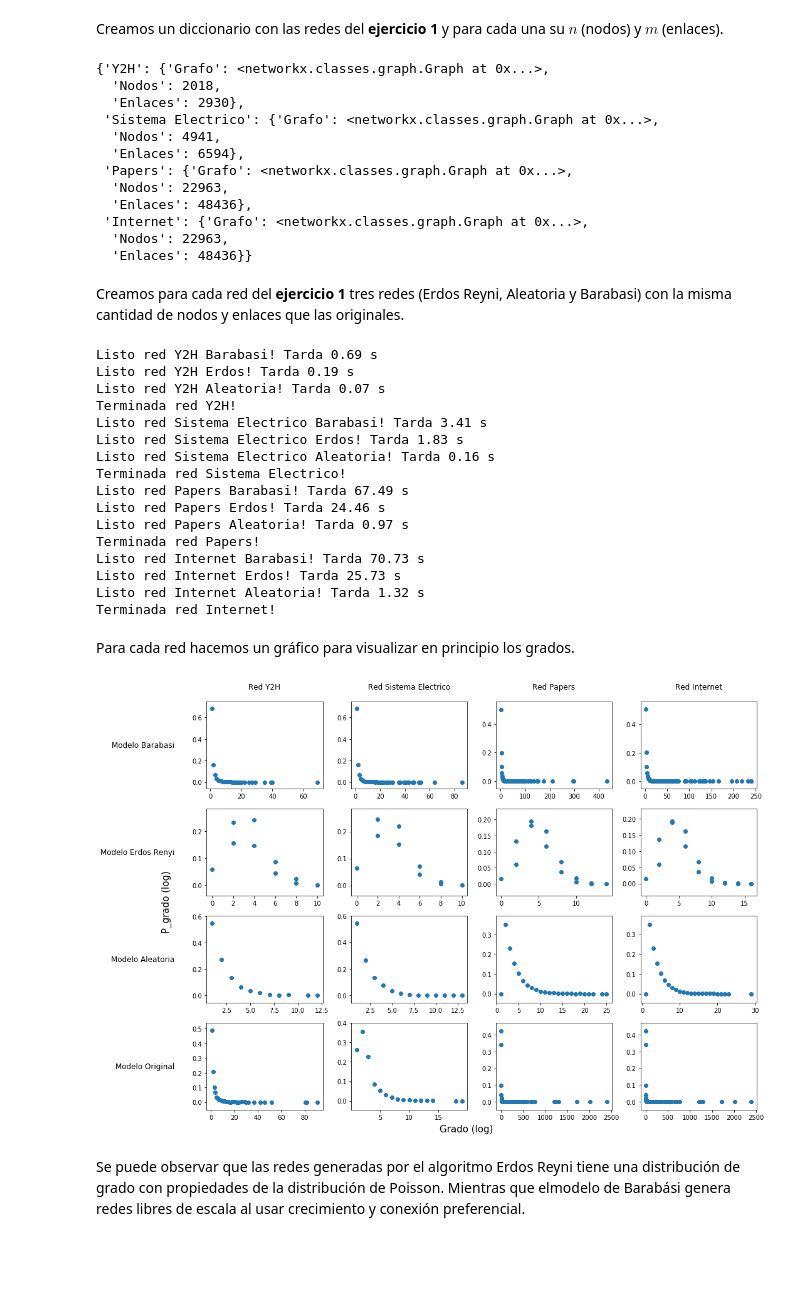
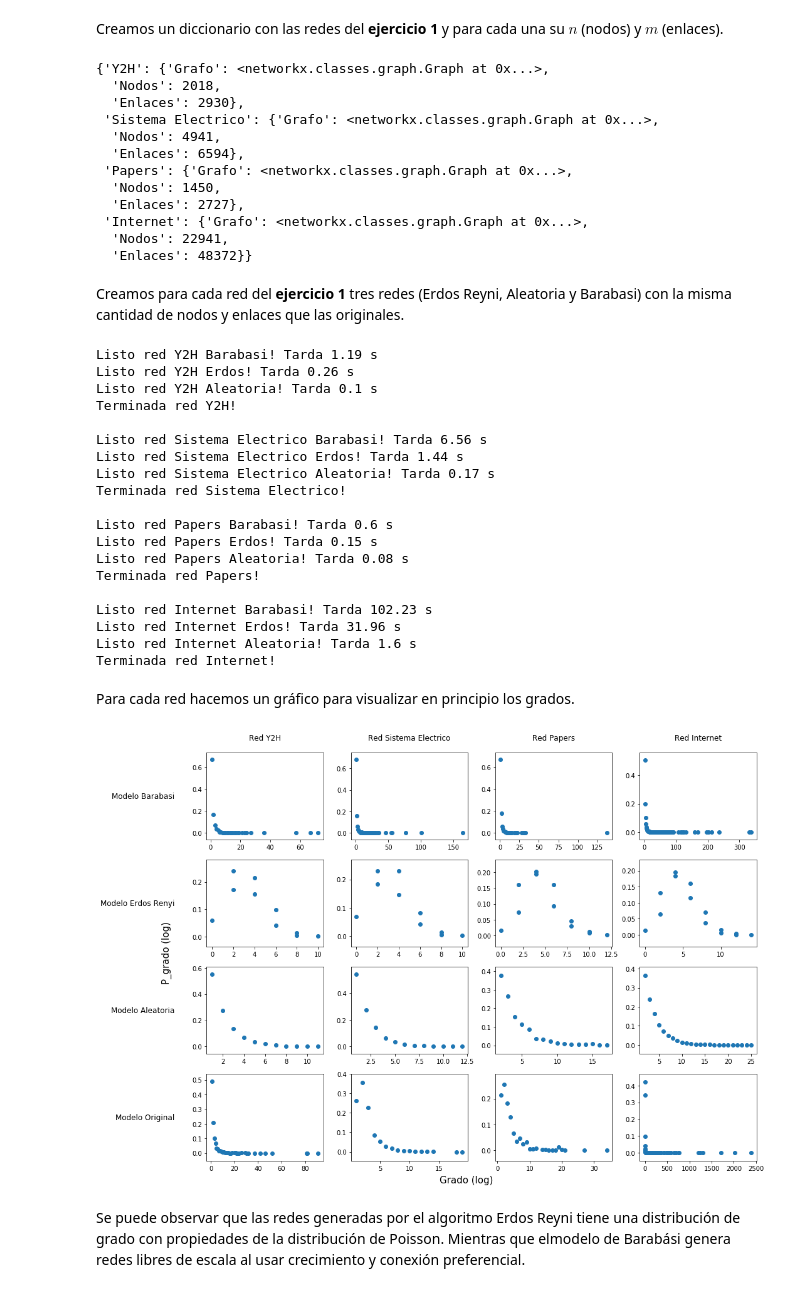
Before and after one commit to LunaKadysz/Redes, a Jupyter notebook: TPC_02/TPC_02_caro.ipynb, the cells around one changed output. Cells and saved outputs as stored; diff of their text form; code cells hidden in the pictures; blank space fills up the shorter version.

```diff
--- a/TPC_02/TPC_02_caro.ipynb
+++ b/TPC_02/TPC_02_caro.ipynb
@@ -282,14 +282,18 @@ def abrir_txt(nombre_archivo):
     data=[]
     for linea in archivo:
         linea=linea.strip()
-        columna=linea.split()
+        if 'netscience' in nombre_archivo:
+            columna=linea.split(',' and ';')
+        else:
+            columna=linea.split()
+        columna = [columna[0],columna[1]]
         data.append(columna)
     return data
 # %%
 redes = {'Y2H': './data/yeast_Y2H.txt',
          'Sistema Electrico': './data/power_enlaces.txt',
-         'Papers': './data/netscience.gml',
-         'Internet': './data/as-22july06.gml'
+         'Papers': './data/netscience_edgelist.txt',
+         'Internet': "./data/as-22july06_edgelist.txt"
          }
 
 
@@ -341,11 +345,11 @@ Grafo_dict
   'Nodos': 4941,
   'Enlaces': 6594},
  'Papers': {'Grafo': <networkx.classes.graph.Graph at 0x...>,
-  'Nodos': 22963,
-  'Enlaces': 48436},
+  'Nodos': 1450,
+  'Enlaces': 2727},
  'Internet': {'Grafo': <networkx.classes.graph.Graph at 0x...>,
-  'Nodos': 22963,
-  'Enlaces': 48436}}
+  'Nodos': 22941,
+  'Enlaces': 48372}}
 # %% [markdown]
 Creamos para cada red del **ejercicio 1** tres redes (Erdos Reyni, Aleatoria y Barabasi) con la misma cantidad de nodos y enlaces que las originales.
 # %%
@@ -371,23 +375,26 @@ for red in Grafo_dict:
     time_ale = time.time()
     print(f'Listo red {red} Aleatoria! Tarda {round(time_ale - time_erdos,2)} s')
 
-    print(f'Terminada red {red}!')
+    print(f'Terminada red {red}! \n')
 # %% [output]
-Listo red Y2H Barabasi! Tarda 0.69 s
-Listo red Y2H Erdos! Tarda 0.19 s
-Listo red Y2H Aleatoria! Tarda 0.07 s
+Listo red Y2H Barabasi! Tarda 1.19 s
+Listo red Y2H Erdos! Tarda 0.26 s
+Listo red Y2H Aleatoria! Tarda 0.1 s
 Terminada red Y2H!
-Listo red Sistema Electrico Barabasi! Tarda 3.41 s
-Listo red Sistema Electrico Erdos! Tarda 1.83 s
-Listo red Sistema Electrico Aleatoria! Tarda 0.16 s
+
+Listo red Sistema Electrico Barabasi! Tarda 6.56 s
+Listo red Sistema Electrico Erdos! Tarda 1.44 s
+Listo red Sistema Electrico Aleatoria! Tarda 0.17 s
 Terminada red Sistema Electrico!
-Listo red Papers Barabasi! Tarda 67.49 s
-Listo red Papers Erdos! Tarda 24.46 s
-Listo red Papers Aleatoria! Tarda 0.97 s
+
+Listo red Papers Barabasi! Tarda 0.6 s
+Listo red Papers Erdos! Tarda 0.15 s
+Listo red Papers Aleatoria! Tarda 0.08 s
 Terminada red Papers!
-Listo red Internet Barabasi! Tarda 70.73 s
-Listo red Internet Erdos! Tarda 25.73 s
-Listo red Internet Aleatoria! Tarda 1.32 s
+
+Listo red Internet Barabasi! Tarda 102.23 s
+Listo red Internet Erdos! Tarda 31.96 s
+Listo red Internet Aleatoria! Tarda 1.6 s
 Terminada red Internet!
 # %% [markdown]
 Para cada red hacemos un gráfico para visualizar en principio los grados.
@@ -403,38 +411,38 @@ for red in Grafo_dict:
         lista_grados= [val for (node, val) in Grados]
         Grafo_dict[red][model]["Lista grados"] = lista_grados
 # %%
-fig, axes = plt.subplots(nro, c='blue'ws = 4,ncols = len(Grafo_dict), figsize = (15, 10))
+fig, axes = plt.subplots(nrows = 4,ncols = len(Grafo_dict), figsize = (15, 10))
 
 cols = [f'Red {red}' for red in Grafo_dict]
 rows = ['Modelo {}'.format(row) for row in ['Barabasi', 'Erdos Renyi', 'Aleatoria', 'Original']]
 
 pad = 20
 for ax, col in zip(axes[0], cols):
     ax.annotate(col, xy=(0.5, 1), xytext=(0, pad),
                 xycoords='axes fraction', textcoords='offset points',
                 size='large', ha='center', va='baseline')
 
 for ax, row in zip(axes[:,0], rows):
     ax.annotate(row, xy=(0, 0.5), xytext=(-ax.yaxis.labelpad - pad, 0),
                 xycoords=ax.yaxis.label, textcoords='offset points',
                 size='large', ha='right', va='center')
 
 for i,red in enumerate(Grafo_dict):
     x0,y0 = distribucion_grado_normal(Grafo_dict[red]['Barabasi']["Lista grados"])
     x1, y1 = distribucion_grado_normal(Grafo_dict[red]["Erdos Renyi"]["Lista grados"])
     x2, y2 = distribucion_grado_normal(Grafo_dict[red]['Aleatoria']["Lista grados"])
     x3, y3 = distribucion_grado_normal(Grafo_dict[red]["Lista grados"])
     axes[0,i].scatter(x0,y0)
     axes[1,i].scatter(x1,y1)
     axes[2,i].scatter(x2,y2)
     axes[3,i].scatter(x3,y3)
 
 fig.text(0.55, -0.01, 'Grado (log)', ha='center', size = 15)
 fig.text(0.1, 0.5, 'P_grado (log)', va='center', rotation='vertical',  size = 15)
 plt.tight_layout()
 plt.show()
 # %% [output]
-[figure, old version]
+[figure, new version]
 # %% [markdown]
 Se puede observar que las redes generadas por el algoritmo Erdos Reyni tiene una distribución de grado con propiedades de la distribución de Poisson. Mientras que elmodelo de Barabási genera redes libres de escala al usar crecimiento y conexión preferencial.
 # %%
```
Also changed, not shown: parts of 3 cells of this notebook.
